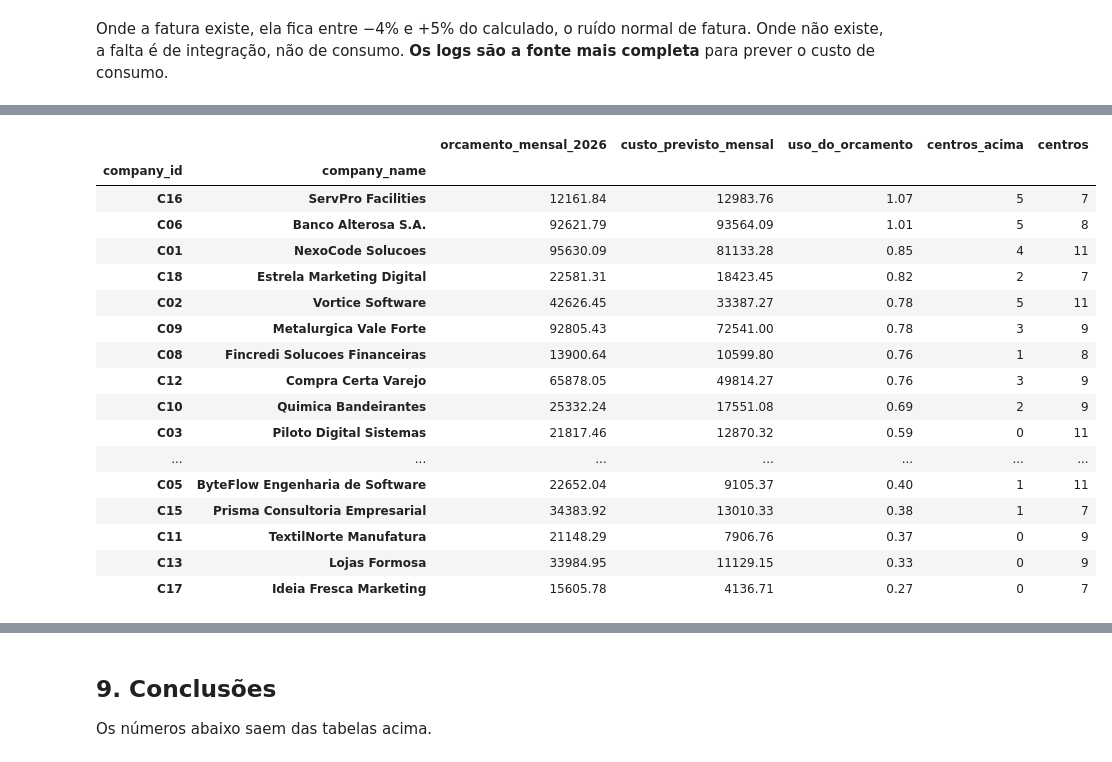
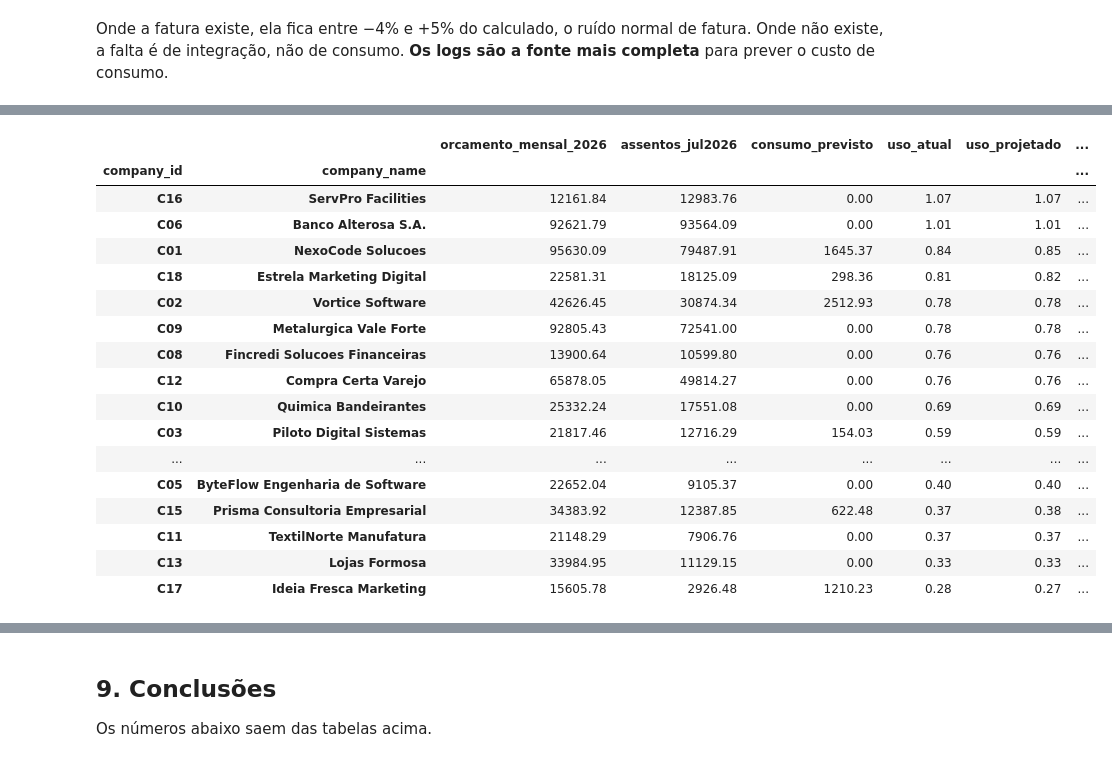
Before and after one commit to ricardojmatteo/DAMA, a Jupyter notebook: Deliverable2/08_Analise_Preditiva/previsao_demanda_custo.ipynb, the cells around one changed output, grey strips where cells are left out. Saved outputs shown, nothing was run; the diff lists cells and outputs as text; code cells hidden in the pictures.

```diff
--- a/Deliverable2/08_Analise_Preditiva/previsao_demanda_custo.ipynb
+++ b/Deliverable2/08_Analise_Preditiva/previsao_demanda_custo.ipynb
@@ -512,0 +884,16 @@ geral_tok.round(3)
+# %%
+METODOS_TOK = ['Ingênuo', 'Holt amortecido', 'Tendência + férias', 'Tendência × fatores comuns', 'Tendência log × fatores comuns']
+bt_tok = backtest(tokens, metodos=METODOS_TOK)
+bt_tok.to_csv(SAIDA / 'backtest_tokens_consumo.csv', index=False)
+_, sel_tok = resumo_erros(bt_tok[bt_tok.parte == 'seleção'])
+_, conf_tok = resumo_erros(bt_tok[bt_tok.parte == 'confirmação'])
+sel_tok = sel_tok.sort_values('WAPE')
+METODO_TOK = sel_tok.index[0]
+esc_tok = bt_tok[bt_tok.metodo == METODO_TOK].assign(erro_log=erro_log)
+q_tok_sel = esc_tok[esc_tok.parte == 'seleção'].groupby('h').erro_log.quantile([0.1, 0.9]).unstack()
+aval_tok = esc_tok[esc_tok.parte == 'confirmação'].join(q_tok_sel, on='h')
+cob_tok = aval_tok.erro_log.between(aval_tok[0.1], aval_tok[0.9]).mean()
+q_tok = esc_tok.groupby('h').erro_log.quantile([0.1, 0.9]).unstack()   # faixa dos tokens: erros do próprio modelo de tokens
+print(f'Modelo dos tokens escolhido na seleção: {METODO_TOK} | na confirmação: WAPE {conf_tok.loc[METODO_TOK, "WAPE"]:.1%} '
+      f'(ingênuo {conf_tok.loc["Ingênuo", "WAPE"]:.1%}), cobertura da faixa de 80% {cob_tok:.0%} ({len(aval_tok)} previsões)')
+pd.concat({'seleção': sel_tok, 'confirmação': conf_tok.loc[sel_tok.index]}, axis=1).round(3)
@@ -513,6 +910,5 @@ geral_tok.round(3)
 # %%
-METODO_TOK = geral_tok.index[0]
-prev_tok, _ = prever_futuro(tokens, METODO_TOK)
+prev_tok, _ = prever_futuro(tokens, METODO_TOK, q_tok)
 recente = uc[uc.mes >= pd.Period('2026-05', 'M')]
 usd_por_token = (recente.groupby('company_id').custo_usd.sum() / recente.groupby('company_id').tokens.sum()).rename('usd_por_token')
 prev_tok = prev_tok.join(usd_por_token, on='empresa')
@@ -523,8 +919,10 @@ custo_hist_brl = uc.groupby(['company_id', 'mes']).custo_usd.sum().unstack().rei
 resumo_consumo = pd.DataFrame({
     'consumo_jul2026_brl': custo_hist_brl[MESES[-1]],
     'previsto_medio_ago_jan_brl': prev_tok.groupby('empresa').custo_brl_previsto.mean(),
+    'faixa_80_p10': prev_tok.groupby('empresa').custo_brl_p10.mean(),
+    'faixa_80_p90': prev_tok.groupby('empresa').custo_brl_p90.mean(),
     'previsto_jan2027_brl': prev_tok[prev_tok.mes == '2027-01'].set_index('empresa').custo_brl_previsto,
 }).dropna().join(comp.set_index('company_id').company_name)
-print('Modelo dos tokens:', METODO_TOK)
+print('Modelo dos tokens:', METODO_TOK, '| faixa de 80% dos tokens (quantis do log do erro):', q_tok.round(2).to_dict('index'))
 resumo_consumo.round(0)
 # %% [output]
@@ -600,28 +1037,34 @@ Centros de custo acima do orçamento: 35 de 161 | excesso mensal somado: R$ 83.7
 # %%
-emp_orc = cc.groupby(['company_id', 'company_name'])[['orcamento_mensal_2026', 'custo_previsto_mensal']].sum()
-emp_orc['uso_do_orcamento'] = emp_orc.custo_previsto_mensal / emp_orc.orcamento_mensal_2026
-emp_orc['centros_acima'] = cc[cc.situacao == 'Acima do orçamento'].groupby('company_id').size().reindex(emp_orc.index.get_level_values(0)).fillna(0).astype(int).values
-emp_orc['centros'] = cc.groupby('company_id').size().reindex(emp_orc.index.get_level_values(0)).values
-emp_orc = emp_orc.sort_values('uso_do_orcamento', ascending=False)
+soma = ['orcamento_mensal_2026', 'assentos_jul2026', 'consumo_jul2026', 'consumo_previsto', 'consumo_previsto_p10', 'consumo_previsto_p90']
+emp_orc = cc.groupby(['company_id', 'company_name'])[soma].sum()
+emp_orc['uso_atual'] = (emp_orc.assentos_jul2026 + emp_orc.consumo_jul2026) / emp_orc.orcamento_mensal_2026
+emp_orc['uso_projetado'] = (emp_orc.assentos_jul2026 + emp_orc.consumo_previsto) / emp_orc.orcamento_mensal_2026
+emp_orc['uso_projetado_p90'] = (emp_orc.assentos_jul2026 + emp_orc.consumo_previsto_p90) / emp_orc.orcamento_mensal_2026
+ids = emp_orc.index.get_level_values(0)
+emp_orc['centros_acima_atual'] = cc[cc.situacao_atual == 'Acima do orçamento'].groupby('company_id').size().reindex(ids).fillna(0).astype(int).values
+emp_orc['centros_acima_projetado'] = cc[cc.situacao_projetada == 'Acima do orçamento'].groupby('company_id').size().reindex(ids).fillna(0).astype(int).values
+emp_orc['centros'] = cc.groupby('company_id').size().reindex(ids).values
+emp_orc = emp_orc.sort_values('uso_projetado', ascending=False)
 emp_orc.to_csv(SAIDA / 'orcamento_previsto_por_empresa.csv')
-emp_orc.round(2)
+emp_orc[['orcamento_mensal_2026', 'assentos_jul2026', 'consumo_previsto', 'uso_atual', 'uso_projetado', 'uso_projetado_p90',
+         'centros_acima_atual', 'centros_acima_projetado', 'centros']].round(2)
 # %% [output]
-|  |  | orcamento_mensal_2026 | custo_previsto_mensal | uso_do_orcamento | centros_acima | centros |
-| company_id | company_name |  |  |  |  |  |
-| C16 | ServPro Facilities | 12161.84 | 12983.76 | 1.07 | 5 | 7 |
-| C06 | Banco Alterosa S.A. | 92621.79 | 93564.09 | 1.01 | 5 | 8 |
-| C01 | NexoCode Solucoes | 95630.09 | 81133.28 | 0.85 | 4 | 11 |
-| C18 | Estrela Marketing Digital | 22581.31 | 18423.45 | 0.82 | 2 | 7 |
-| C02 | Vortice Software | 42626.45 | 33387.27 | 0.78 | 5 | 11 |
-| C09 | Metalurgica Vale Forte | 92805.43 | 72541.00 | 0.78 | 3 | 9 |
-| C08 | Fincredi Solucoes Financeiras | 13900.64 | 10599.80 | 0.76 | 1 | 8 |
-| C12 | Compra Certa Varejo | 65878.05 | 49814.27 | 0.76 | 3 | 9 |
-| C10 | Quimica Bandeirantes | 25332.24 | 17551.08 | 0.69 | 2 | 9 |
-| C03 | Piloto Digital Sistemas | 21817.46 | 12870.32 | 0.59 | 0 | 11 |
-| ... | ... | ... | ... | ... | ... | ... |
-| C05 | ByteFlow Engenharia de Software | 22652.04 | 9105.37 | 0.40 | 1 | 11 |
-| C15 | Prisma Consultoria Empresarial | 34383.92 | 13010.33 | 0.38 | 1 | 7 |
-| C11 | TextilNorte Manufatura | 21148.29 | 7906.76 | 0.37 | 0 | 9 |
-| C13 | Lojas Formosa | 33984.95 | 11129.15 | 0.33 | 0 | 9 |
-| C17 | Ideia Fresca Marketing | 15605.78 | 4136.71 | 0.27 | 0 | 7 |
+|  |  | orcamento_mensal_2026 | assentos_jul2026 | consumo_previsto | uso_atual | uso_projetado | ... |
+| company_id | company_name |  |  |  |  |  | ... |
+| C16 | ServPro Facilities | 12161.84 | 12983.76 | 0.00 | 1.07 | 1.07 | ... |
+| C06 | Banco Alterosa S.A. | 92621.79 | 93564.09 | 0.00 | 1.01 | 1.01 | ... |
+| C01 | NexoCode Solucoes | 95630.09 | 79487.91 | 1645.37 | 0.84 | 0.85 | ... |
+| C18 | Estrela Marketing Digital | 22581.31 | 18125.09 | 298.36 | 0.81 | 0.82 | ... |
+| C02 | Vortice Software | 42626.45 | 30874.34 | 2512.93 | 0.78 | 0.78 | ... |
+| C09 | Metalurgica Vale Forte | 92805.43 | 72541.00 | 0.00 | 0.78 | 0.78 | ... |
+| C08 | Fincredi Solucoes Financeiras | 13900.64 | 10599.80 | 0.00 | 0.76 | 0.76 | ... |
+| C12 | Compra Certa Varejo | 65878.05 | 49814.27 | 0.00 | 0.76 | 0.76 | ... |
+| C10 | Quimica Bandeirantes | 25332.24 | 17551.08 | 0.00 | 0.69 | 0.69 | ... |
+| C03 | Piloto Digital Sistemas | 21817.46 | 12716.29 | 154.03 | 0.59 | 0.59 | ... |
+| ... | ... | ... | ... | ... | ... | ... | ... |
+| C05 | ByteFlow Engenharia de Software | 22652.04 | 9105.37 | 0.00 | 0.40 | 0.40 | ... |
+| C15 | Prisma Consultoria Empresarial | 34383.92 | 12387.85 | 622.48 | 0.37 | 0.38 | ... |
+| C11 | TextilNorte Manufatura | 21148.29 | 7906.76 | 0.00 | 0.37 | 0.37 | ... |
+| C13 | Lojas Formosa | 33984.95 | 11129.15 | 0.00 | 0.33 | 0.33 | ... |
+| C17 | Ideia Fresca Marketing | 15605.78 | 2926.48 | 1210.23 | 0.28 | 0.27 | ... |
 # %% [markdown]
```
Also changed, not shown: parts of 50 cells of this notebook, 19 other files.
